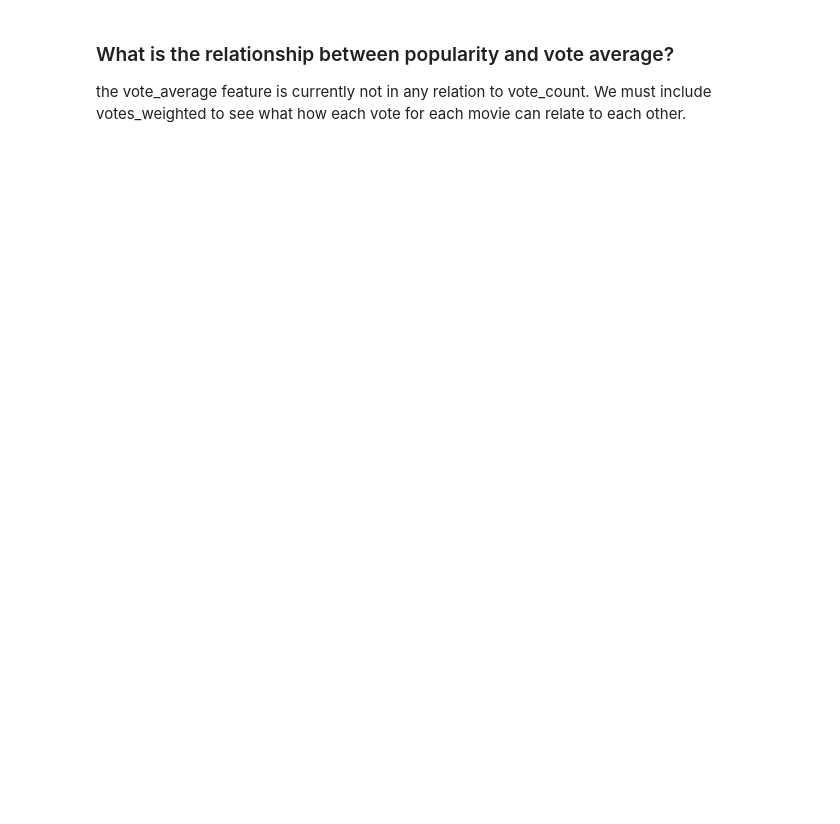
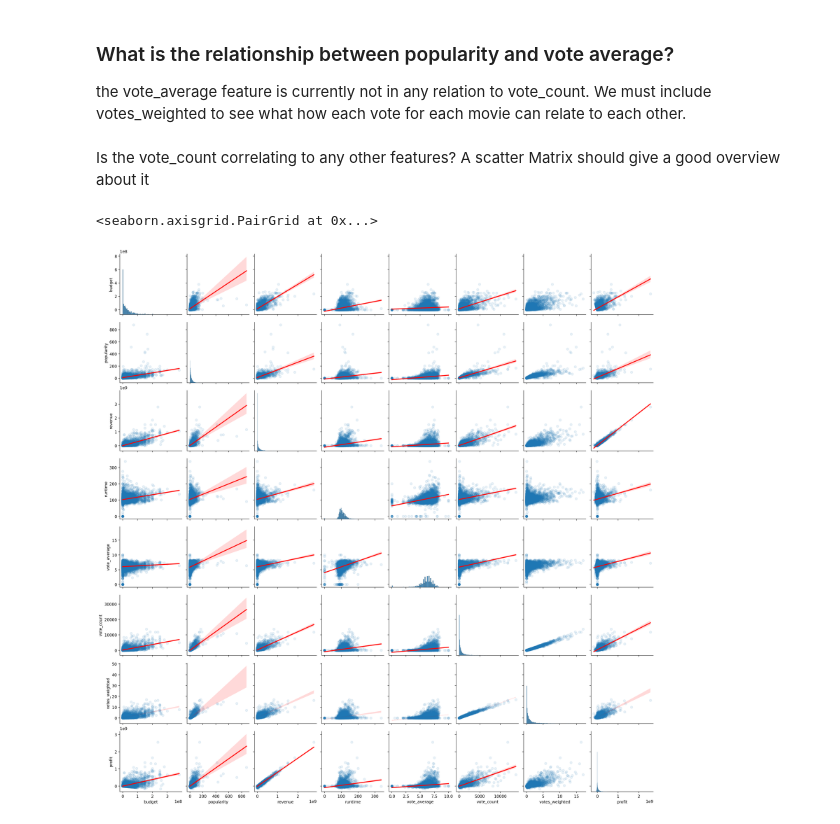
Before and after one commit to josuablejeru/project_1_tmdb, a Jupyter notebook: Investigate_a_Dataset.ipynb, the cells around one changed output. Drawn from its saved outputs; the diff is of its cells as text; code cells hidden in the pictures; blank space fills up the shorter version.

```diff
--- a/Investigate_a_Dataset.ipynb
+++ b/Investigate_a_Dataset.ipynb
@@ -233,3 +241,10 @@ the vote_average feature is currently not in any relation to vote_count. We must
 df_movies["votes_weighted"] = df_movies["vote_count"] / df_movies["vote_average"] / 100.0
 # %%
 df_movies["profit"] = df_movies["revenue"] - df_movies["budget"]
+# %% [markdown]
+Is the vote_count correlating to any other features? A scatter Matrix should give a good overview about it
+# %%
+sns.pairplot(df_movies, kind='reg', plot_kws={'line_kws':{'color':'red'}, 'scatter_kws': {'alpha': 0.1}})
+# %% [output]
+<seaborn.axisgrid.PairGrid at 0x...>
+[figure, added]
```
Also changed, not shown: parts of 20 cells of this notebook.
